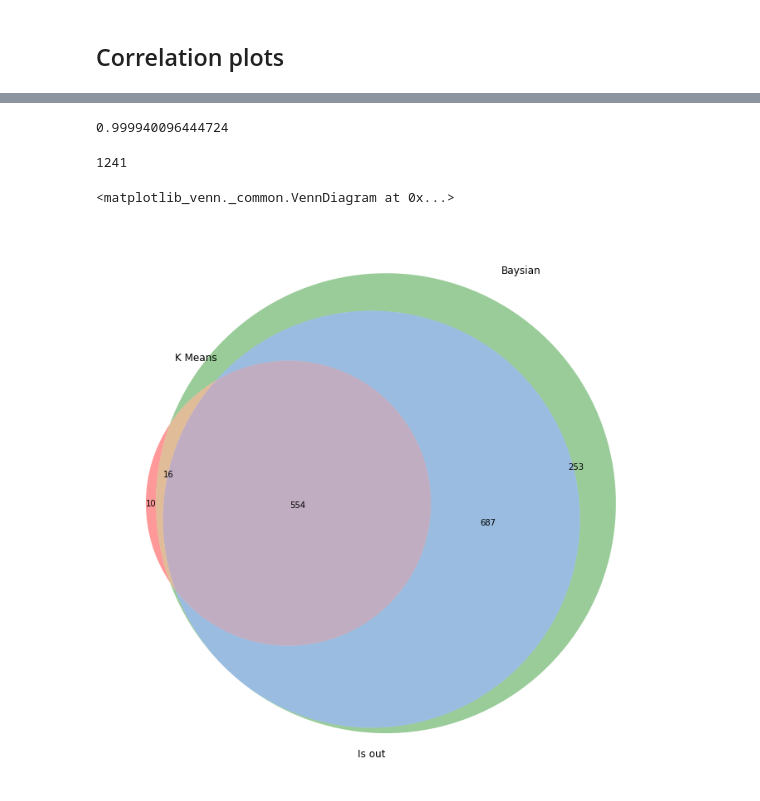
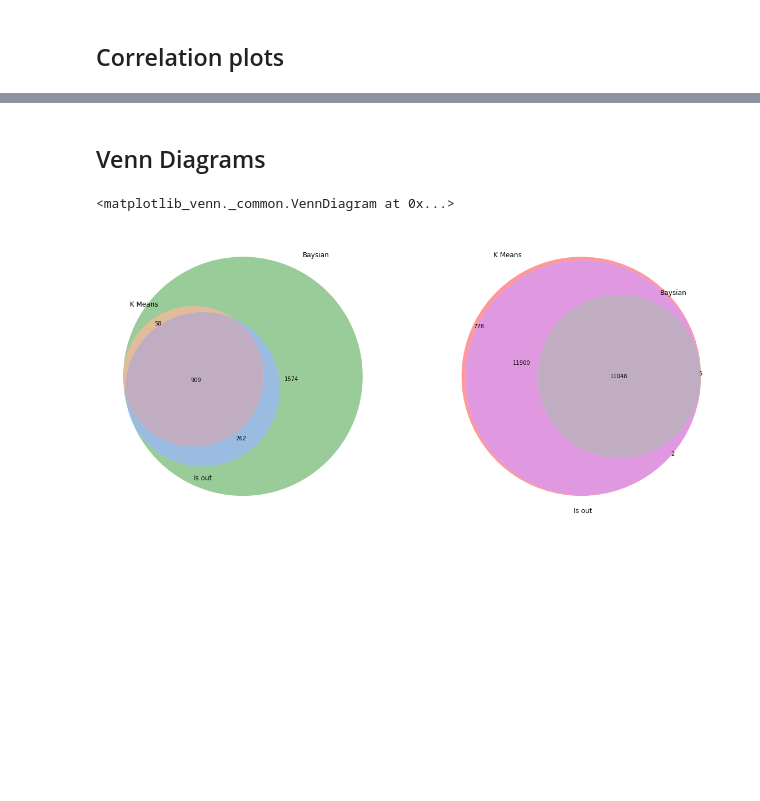
Before and after one commit to Beaulieu318/msci-complexity-project, a Jupyter notebook: msci/cleaning/mac_address_feature_k_means.ipynb, the cells around one changed output, grey strips where cells are left out. Drawn from its saved outputs; the diff is of its cells as text; code cells hidden in the pictures; blank space fills up the shorter version.

```diff
--- a/msci/cleaning/mac_address_feature_k_means.ipynb
+++ b/msci/cleaning/mac_address_feature_k_means.ipynb
@@ -84,0 +110,2 @@ Name: k_means_label, dtype: int64
+# %%
+mac_address_clean_df['gaussian_mixture_label'] = labels
@@ -85,3 +148,5 @@ Name: k_means_label, dtype: int64
+# %%
+mac_address_clean_df.shopper = mac_address_df.shopper
 # %% [markdown]
 ## Correlation plots
 # %%
@@ -186,14 +165,12 @@ len(mac_address_clean_df[
+# %% [markdown]
+## Venn Diagrams
+# %%
+k_means_stationary_index = mac_address_clean_df[mac_address_clean_df.k_means_label == 1].index.tolist()
+bayesian_stationary_index = mac_address_clean_df[mac_address_clean_df.gaussian_mixture_label == 1].index.tolist()
+out_of_hours_stationary_index = mac_address_clean_df[mac_address_clean_df.is_out_of_hours == 1].index.tolist()
+bayes_stationary_index = mac_address_clean_df[mac_address_clean_df.shopper < 0.1].index.tolist()
 # %%
-len(mac_address_clean_df[
-    (mac_address_clean_df.k_means_label == 1) & (mac_address_clean_df.shopper > 0.9)
-]) / len(mac_address_clean_df[mac_address_clean_df.shopper > 0.9])
+k_means_non_stationary_index = mac_address_clean_df[mac_address_clean_df.k_means_label == 0].index.tolist()
+bayesian_non_stationary_index = mac_address_clean_df[mac_address_clean_df.gaussian_mixture_label == 0].index.tolist()
+out_of_hours_non_stationary_index = mac_address_clean_df[mac_address_clean_df.is_out_of_hours == 0].index.tolist()
+bayes_non_stationary_index = mac_address_clean_df[mac_address_clean_df.shopper > 0.9].index.tolist()
-# %% [output]
-0.999940096444724
-# %%
-len(mac_address_clean_df[
-    (mac_address_clean_df.k_means_label == 0) & (mac_address_clean_df.shopper < 0.1)
-]),
-len(mac_address_clean_df[mac_address_clean_df.k_means_label == 0]),
-len(mac_address_clean_df[mac_address_clean_df.shopper < 0.1])
-# %% [output]
-1241
@@ -204,12 +177,20 @@ out_of_hours_index = mac_address_clean_df[mac_address_clean_df.is_out_of_hours =
 # %%
 from matplotlib_venn import venn3
-set1 = set(k_means_index)
-set2 = set(bayesian_index)
-set3 = set(out_of_hours_index)
 
-fig, axes = plt.subplots(nrows=1, ncols=1, figsize=(20, 12))
+fig, (ax1, ax2) = plt.subplots(nrows=1, ncols=2, figsize=(20, 12))
 
-venn3([set1, set2, set3], ('K Means', 'Baysian', 'Is out'), ax=axes)
+set1 = set(k_means_stationary_index)
+set2 = set(bayesian_stationary_index)
+set3 = set(bayes_stationary_index)
+
+venn3([set1, set2, set3], ('K Means', 'Baysian', 'Is out'), ax=ax1)
+
+
+set1 = set(k_means_non_stationary_index)
+set2 = set(bayesian_non_stationary_index)
+set3 = set(bayes_non_stationary_index)
+
+venn3([set1, set2, set3], ('K Means', 'Baysian', 'Is out'), ax=ax2)
 # %% [output]
 <matplotlib_venn._common.VennDiagram at 0x...>
-[figure, old version]
+[figure, new version]
```
Also changed, not shown: parts of 35 cells of this notebook.
